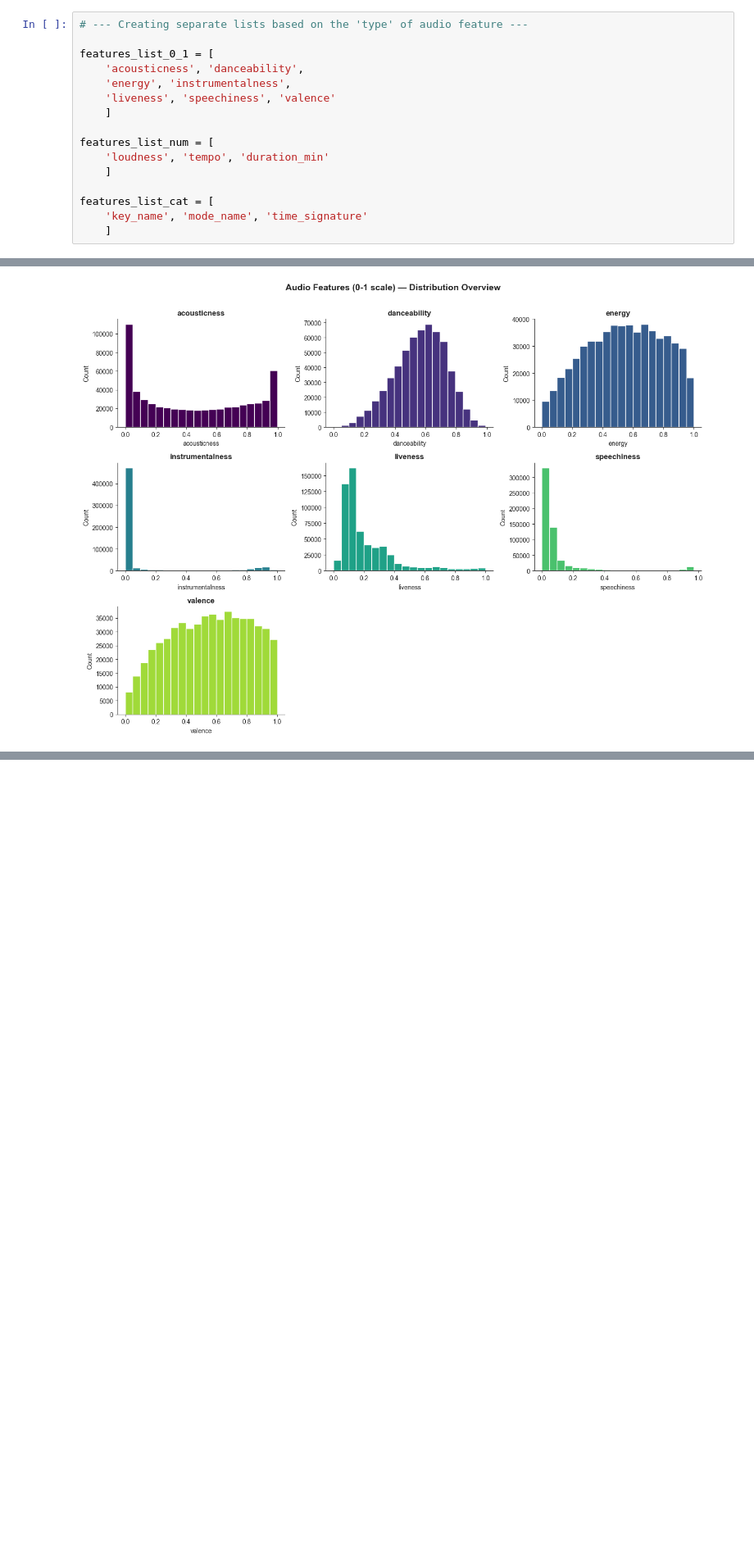
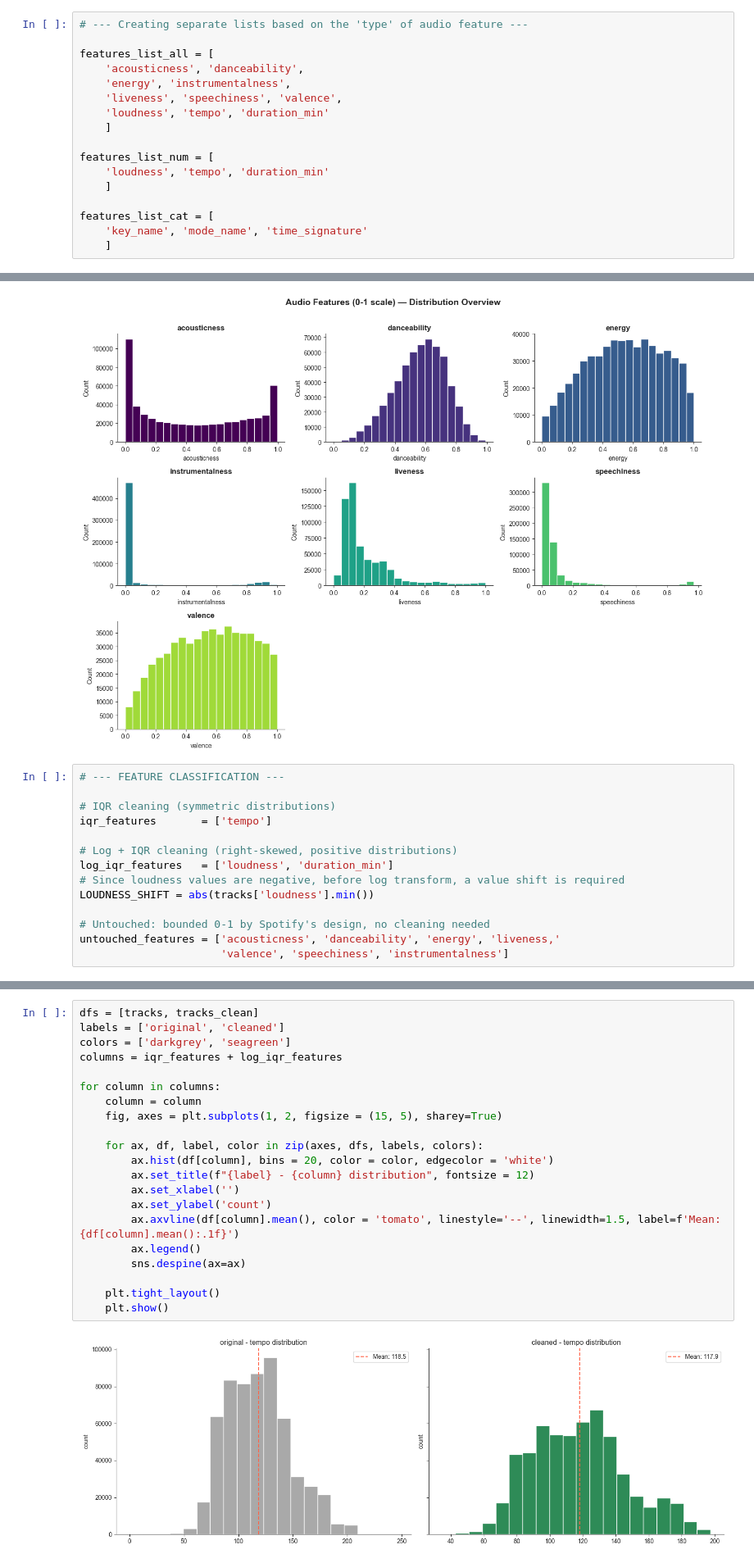
Before and after one commit to manuelcernigoj-lab/spoti-century, a Jupyter notebook: notebooks/01_tracks_elt.ipynb, the cells around one changed output, grey strips where cells are left out. Shown at 82% size. Saved outputs shown, nothing was run; the diff lists cells and outputs as text; blank space fills up the shorter version.

Commit message:
v0.3 01_tracks_elt.ipynb: Implemented data cleaning pipeline

```diff
--- a/notebooks/01_tracks_elt.ipynb
+++ b/notebooks/01_tracks_elt.ipynb
@@ -405,10 +413,11 @@ tracks['mode_name'] = tracks['mode'].map({
 # %%
 # --- Creating separate lists based on the 'type' of audio feature ---
 
-features_list_0_1 = [
+features_list_all = [
     'acousticness', 'danceability',
     'energy', 'instrumentalness',
-    'liveness', 'speechiness', 'valence'
+    'liveness', 'speechiness', 'valence',
+    'loudness', 'tempo', 'duration_min'
     ]
 
 features_list_num = [
@@ -444,3 +453,17 @@ plt.tight_layout()
 plt.show()
 # %% [output]
 [figure]
+# %%
+# --- FEATURE CLASSIFICATION ---
+
+# IQR cleaning (symmetric distributions)
+iqr_features       = ['tempo']
+
+# Log + IQR cleaning (right-skewed, positive distributions)
+log_iqr_features   = ['loudness', 'duration_min']
+# Since loudness values are negative, before log transform, a value shift is required
+LOUDNESS_SHIFT = abs(tracks['loudness'].min())
+
+# Untouched: bounded 0-1 by Spotify's design, no cleaning needed
+untouched_features = ['acousticness', 'danceability', 'energy', 'liveness,'
+                      'valence', 'speechiness', 'instrumentalness']
@@ -446,0 +625,23 @@ plt.show()
+# %%
+dfs = [tracks, tracks_clean]
+labels = ['original', 'cleaned']
+colors = ['darkgrey', 'seagreen']
+columns = iqr_features + log_iqr_features
+
+for column in columns:
+    column = column
+    fig, axes = plt.subplots(1, 2, figsize = (15, 5), sharey=True)
+
+    for ax, df, label, color in zip(axes, dfs, labels, colors):
+        ax.hist(df[column], bins = 20, color = color, edgecolor = 'white')
+        ax.set_title(f"{label} - {column} distribution", fontsize = 12)
+        ax.set_xlabel('')
+        ax.set_ylabel('count')
+        ax.axvline(df[column].mean(), color = 'tomato', linestyle='--', linewidth=1.5, label=f'Mean: {df[column].mean():.1f}')
+        ax.legend()
+        sns.despine(ax=ax)
+
+    plt.tight_layout()
+    plt.show()
+# %% [output]
+[figure, added]
```
Also changed, not shown: parts of 10 cells of this notebook.
